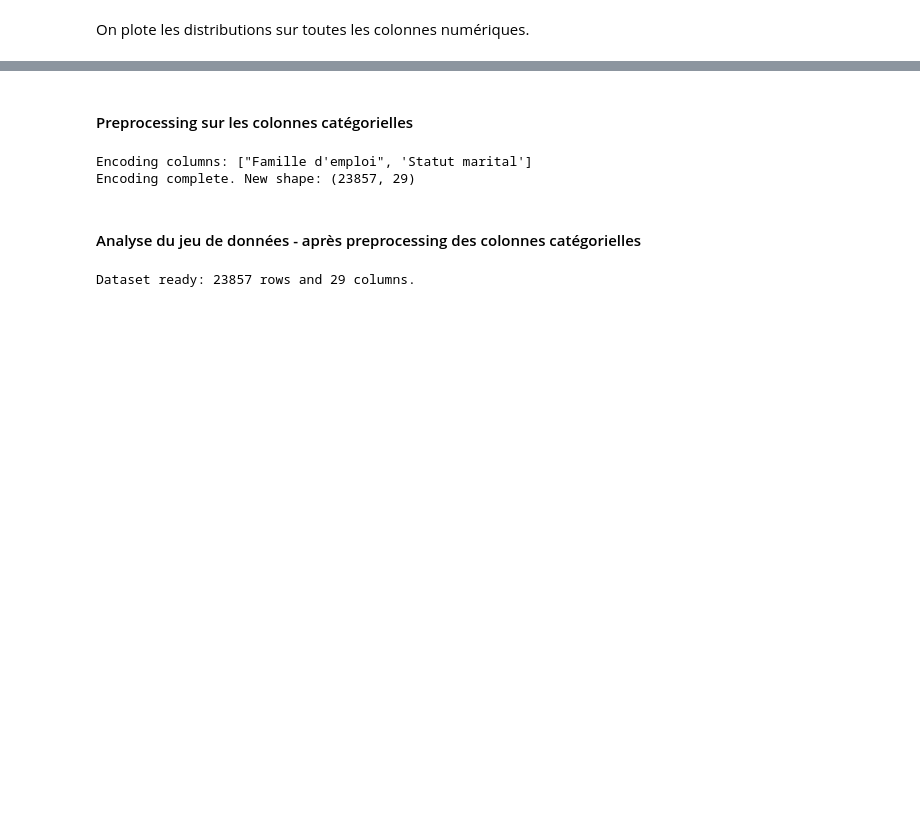
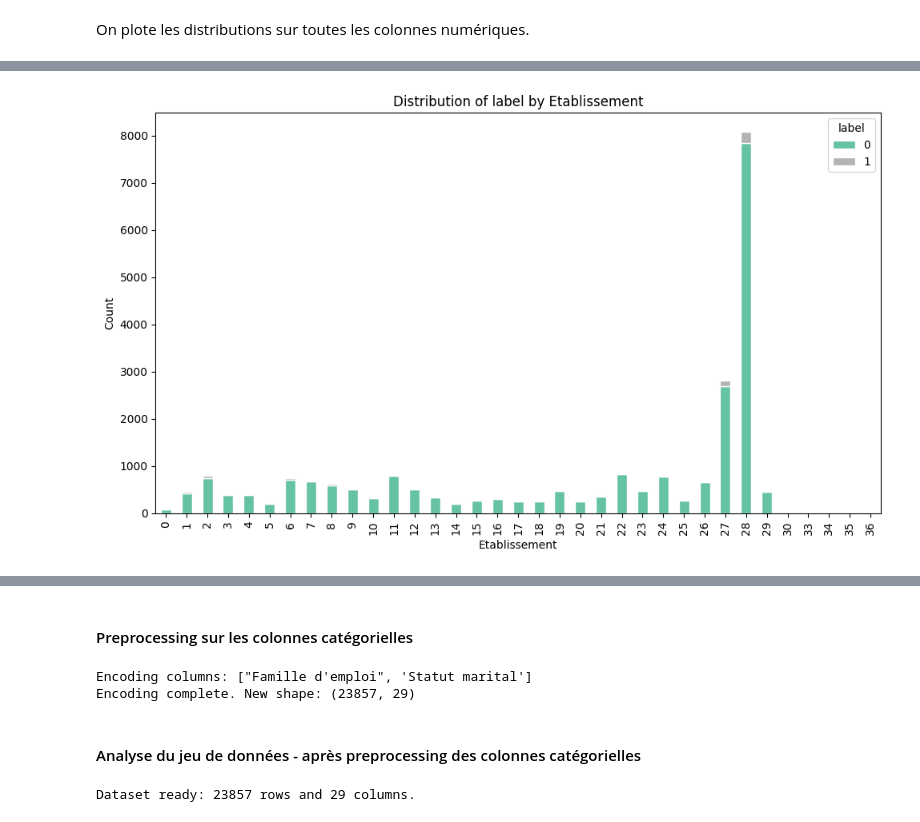
Before and after one commit to cons00000/REXAI_project, a Jupyter notebook: projet_REXIA_partie_1.ipynb, the cells around one changed output, grey strips where cells are left out. Saved outputs shown, nothing was run; the diff lists cells and outputs as text; code cells hidden in the pictures; blank space fills up the shorter version.

```diff
--- a/projet_REXIA_partie_1.ipynb
+++ b/projet_REXIA_partie_1.ipynb
@@ -53,0 +54,19 @@ analysis_RH_raw.plot_distributions(['Dernière promotion (mois)',
+# %%
+ct = pd.crosstab(df['Etablissement'], df['label'])
+
+ct.plot(
+    kind='bar',
+    stacked=True,
+    colormap='Set2',
+    edgecolor='white',
+    figsize=(10, 6)
+)
+
+plt.xlabel("Etablissement")
+plt.ylabel("Count")
+plt.title("Distribution of label by Etablissement")
+plt.legend(title="label")
+plt.tight_layout()
+plt.show()
+# %% [output]
+[figure, added]
```
Also changed, not shown: parts of 27 cells of this notebook, 1 other file.
